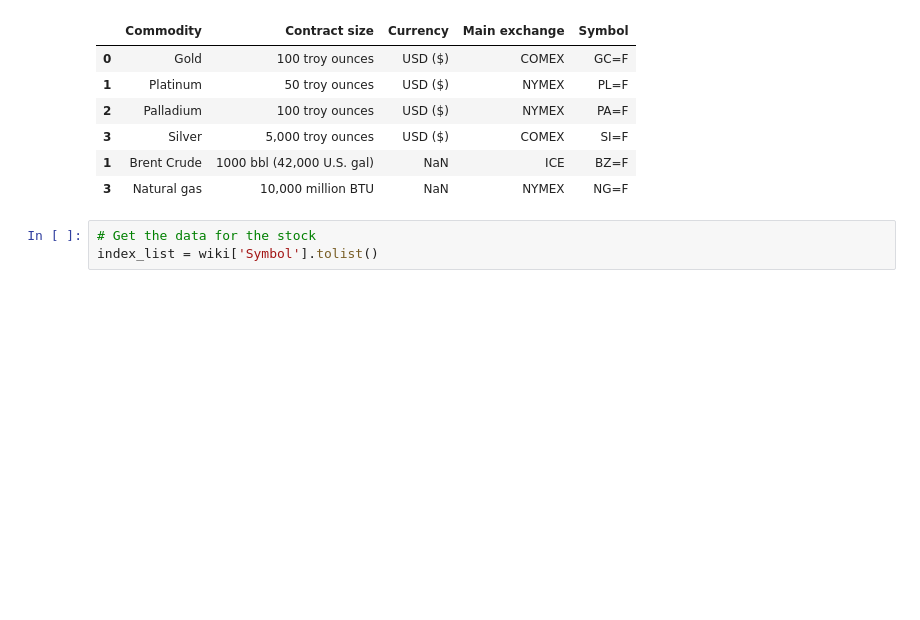
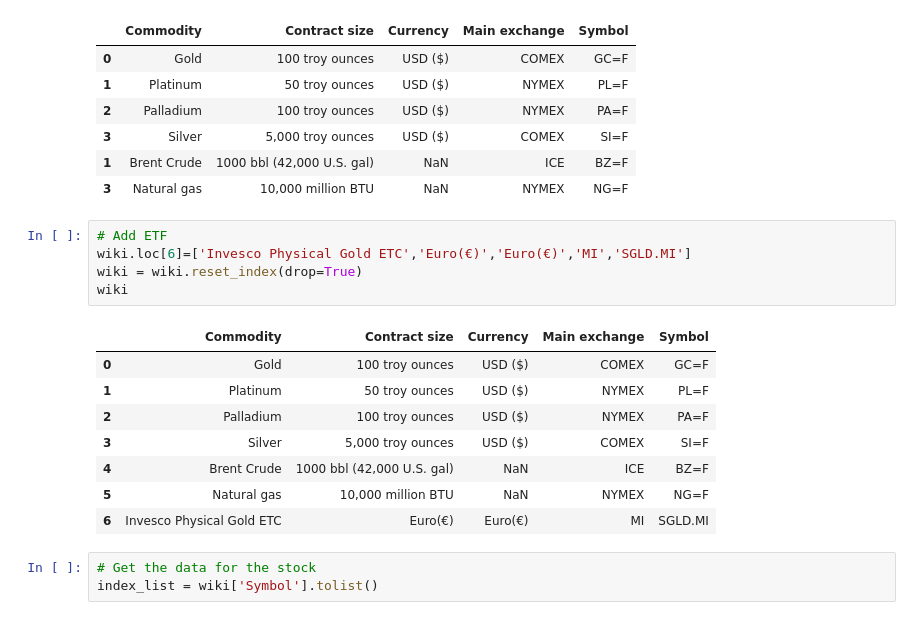
Before and after one commit to alfonrodrisimon/Stock-Market-Finance-Python, a Jupyter notebook: notebooks/Commodities-notebook.ipynb, the cells around one changed output. Drawn from its saved outputs; the diff is of its cells as text; blank space fills up the shorter version.

```diff
--- a/notebooks/Commodities-notebook.ipynb
+++ b/notebooks/Commodities-notebook.ipynb
@@ -61,6 +61,20 @@ wiki
 | 3 | Silver | 5,000 troy ounces | USD ($) | COMEX | SI=F |
 | 1 | Brent Crude | 1000 bbl (42,000 U.S. gal) | NaN | ICE | BZ=F |
 | 3 | Natural gas | 10,000 million BTU | NaN | NYMEX | NG=F |
+# %%
+# Add ETF
+wiki.loc[6]=['Invesco Physical Gold ETC','Euro(€)','Euro(€)','MI','SGLD.MI']
+wiki = wiki.reset_index(drop=True)
+wiki
+# %% [output]
+|  | Commodity | Contract size | Currency | Main exchange | Symbol |
+| 0 | Gold | 100 troy ounces | USD ($) | COMEX | GC=F |
+| 1 | Platinum | 50 troy ounces | USD ($) | NYMEX | PL=F |
+| 2 | Palladium | 100 troy ounces | USD ($) | NYMEX | PA=F |
+| 3 | Silver | 5,000 troy ounces | USD ($) | COMEX | SI=F |
+| 4 | Brent Crude | 1000 bbl (42,000 U.S. gal) | NaN | ICE | BZ=F |
+| 5 | Natural gas | 10,000 million BTU | NaN | NYMEX | NG=F |
+| 6 | Invesco Physical Gold ETC | Euro(€) | Euro(€) | MI | SGLD.MI |
 # %%
 # Get the data for the stock
 index_list = wiki['Symbol'].tolist()
```
Also changed, not shown: parts of 6 cells of this notebook, 3 other files.
